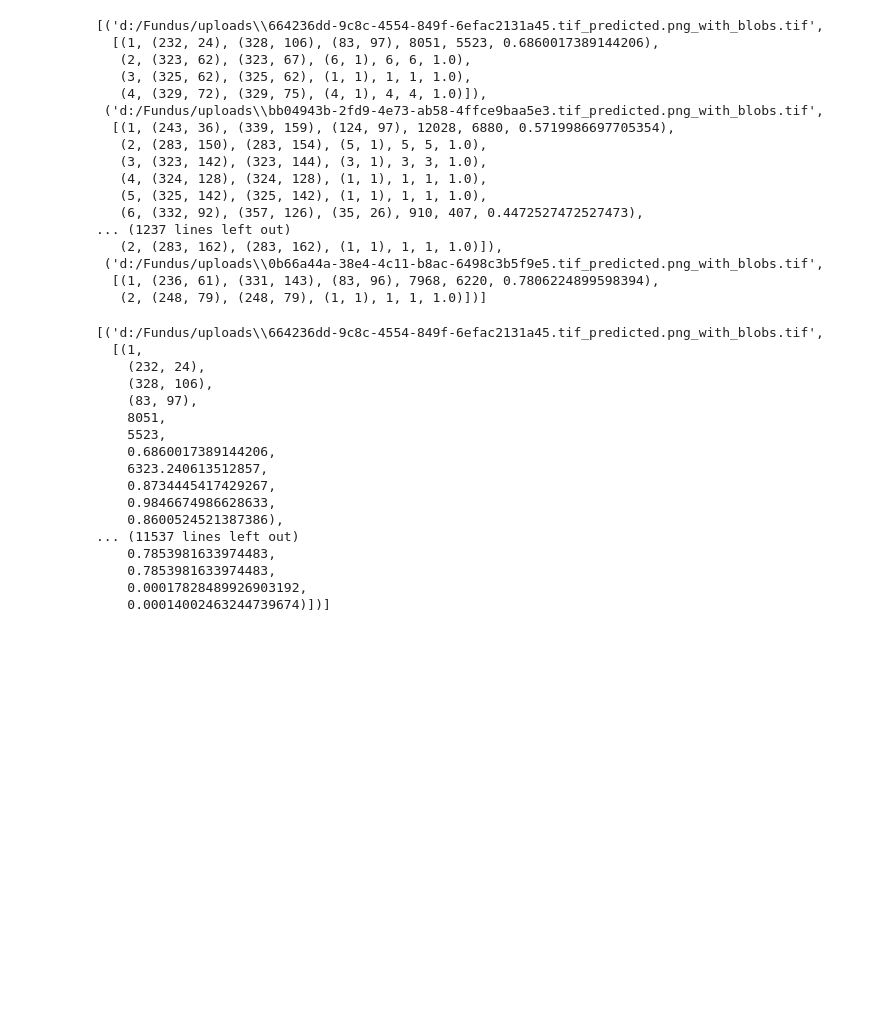
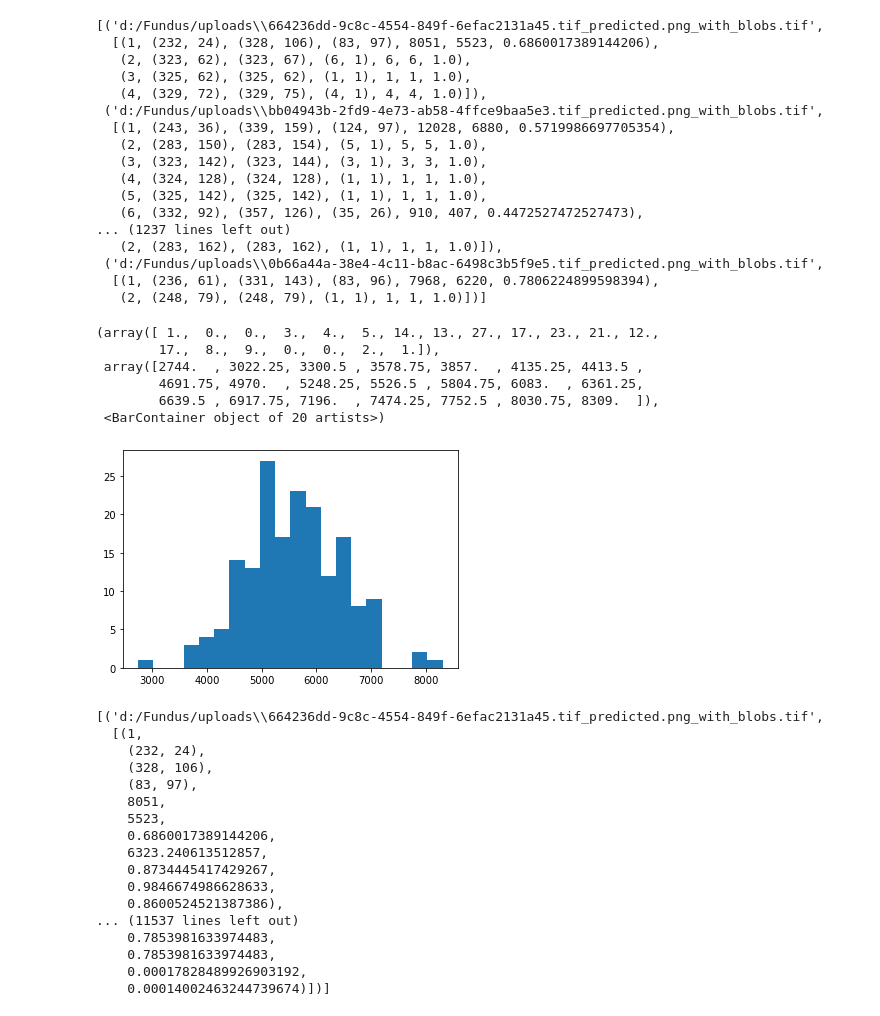
Before and after one commit to istiophorus/Python, a Jupyter notebook: TestPreprocessing-DetectEllipsoid.ipynb, the cells around one changed output. Saved outputs shown, nothing was run; the diff lists cells and outputs as text; code cells hidden in the pictures; blank space fills up the shorter version.

```diff
--- a/TestPreprocessing-DetectEllipsoid.ipynb
+++ b/TestPreprocessing-DetectEllipsoid.ipynb
@@ -132,7 +132,7 @@ def find_blobs(img):
         raise ValueError('Invalid image type ' + str(img.dtype))
 
     if len(img.shape) != 2:
-        raise ValueError('')
+        raise ValueError('Invalid image format')
 
     blobs_map = np.ones_like(img) * -1
 
@@ -160,7 +160,7 @@ def find_blobs(img):
 
     blobs = extract_blob_details(blobs_map)
 
-    return transform_blob_details(blobs)
+    return (transform_blob_details(blobs), blobs_map)
 # %%
 res_map = load_from_pickle('d:/res_map.pickle')
 # %%
@@ -185,7 +185,7 @@ for im in res_val:
     #ret2, img_out = cv2.threshold(img_gray, 0, 255,cv2.THRESH_BINARY + cv2.THRESH_OTSU)
     _, img_out = cv2.threshold(img_gray, 98, 255, cv2.THRESH_BINARY)
 
-    img_blobs = find_blobs(img_out)
+    img_blobs, _ = find_blobs(img_out)
 
     for blob in img_blobs:
         (blob_ix, (min_a, min_b), (max_a, max_b), (width, height), rectangle_size, pixel_count, size_ratio) = blob
@@ -252,3 +254,13 @@ median_disk_area = np.median(single_blob_areas)
+# %%
+plt.hist(single_blob_areas, bins=20)
+# %% [output]
+(array([ 1.,  0.,  0.,  3.,  4.,  5., 14., 13., 27., 17., 23., 21., 12.,
+        17.,  8.,  9.,  0.,  0.,  2.,  1.]),
+ array([2744.  , 3022.25, 3300.5 , 3578.75, 3857.  , 4135.25, 4413.5 ,
+        4691.75, 4970.  , 5248.25, 5526.5 , 5804.75, 6083.  , 6361.25,
+        6639.5 , 6917.75, 7196.  , 7474.25, 7752.5 , 8030.75, 8309.  ]),
+ <BarContainer object of 20 artists>)
+[figure, added]
 # %%
 all_blobs_enhanced = dict([(k, enhance_blobs(all_blobs[k], median_disk_area)) for k in all_blobs])
 # %%
```
Also changed, not shown: parts of 14 cells of this notebook, 1 other file.
